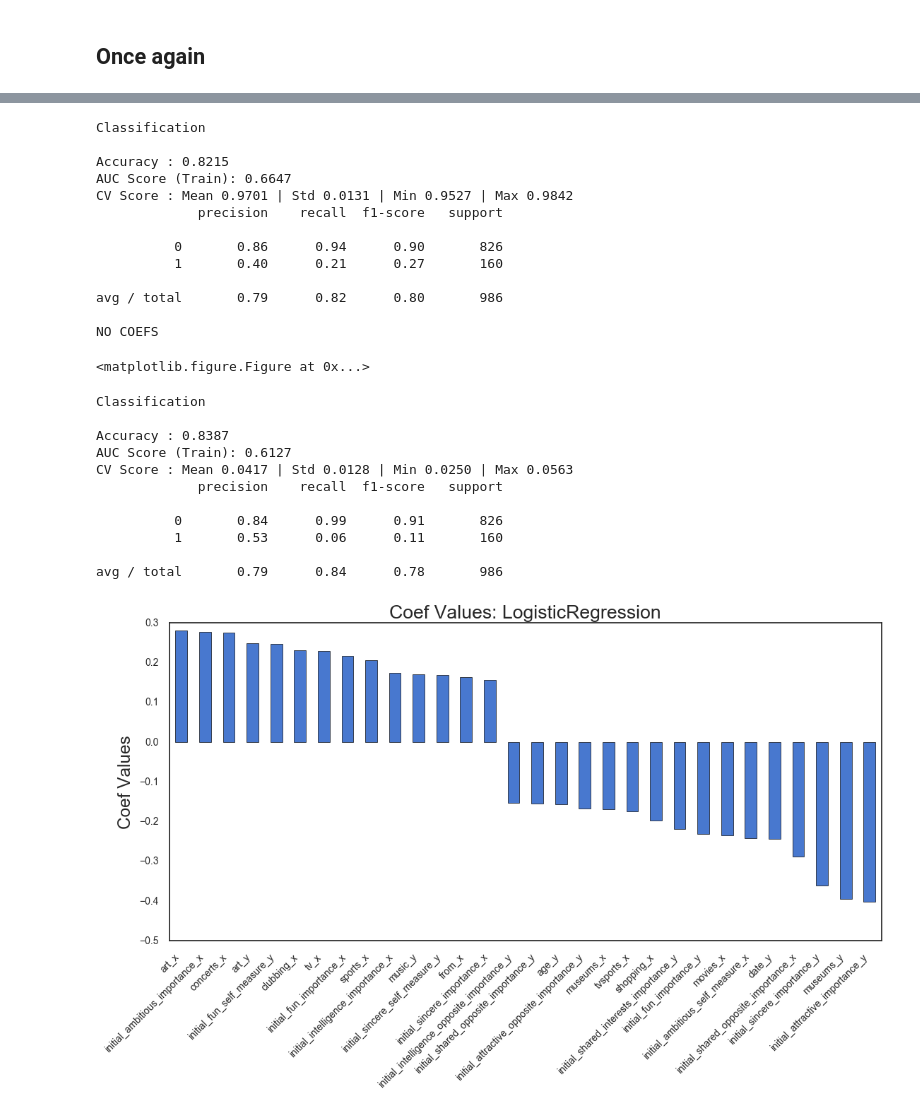
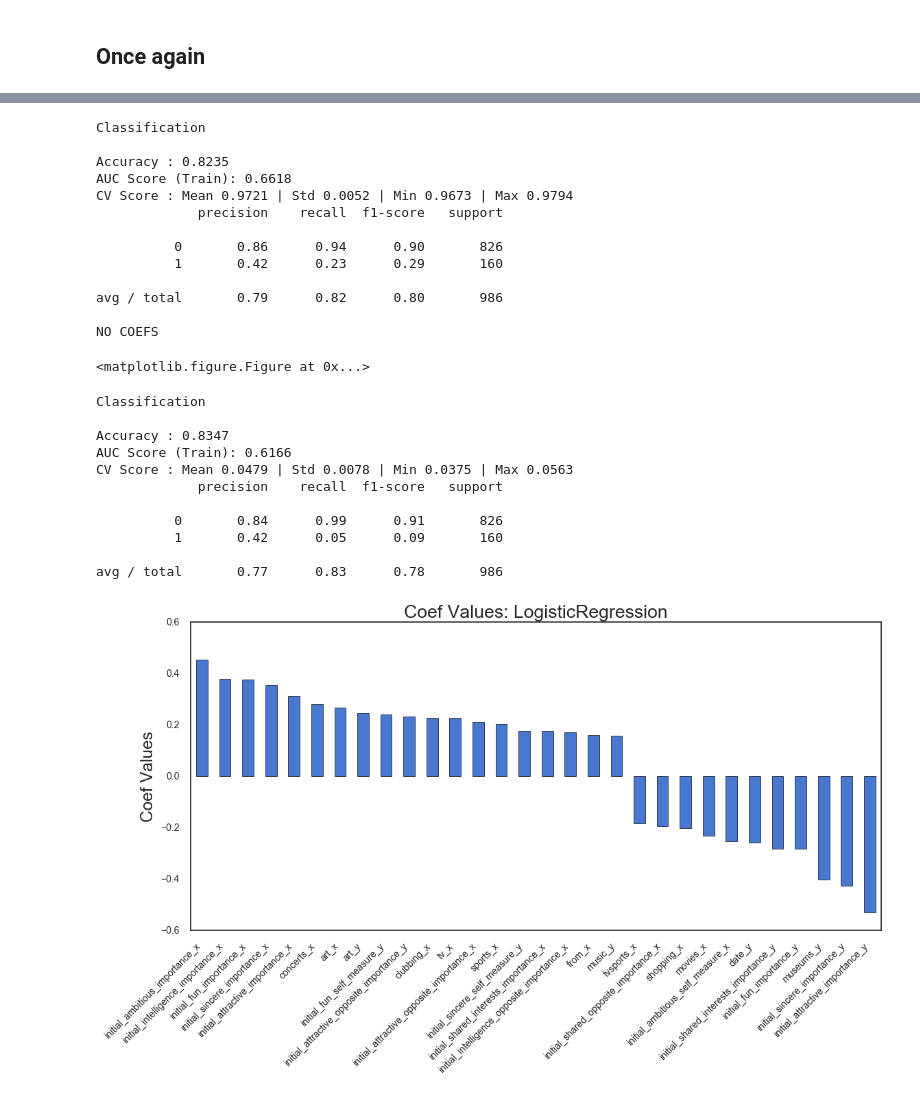
Before and after one commit to sethkaufee/Dating-Data, a Jupyter notebook: Speed Dating/match_prediction.ipynb, the cells around one changed output, grey strips where cells are left out. Saved outputs shown, nothing was run; the diff lists cells and outputs as text; code cells hidden in the pictures.

```diff
--- a/Speed Dating/match_prediction.ipynb
+++ b/Speed Dating/match_prediction.ipynb
@@ -66,7 +72,7 @@ frame[text_columns] = frame[text_columns].apply(lambda x: x.astype('category'))
 categorical_columns = frame.dtypes[frame.dtypes=='category'].index
 categorical_features = frame[categorical_columns]
 for col in categorical_columns:
-    categorical_features[col+'_code'] = categorical_features[col].cat.codes
+    categorical_features.loc[:,col+'_code'] = categorical_features.loc[:,col].cat.codes
 categorical_features.head()
 # %% [output]
 |  | field | field_cd | undergra | from | career | field_code | field_cd_code | undergra_code | from_code | ... |
@@ -104,12 +112,13 @@ attributes_frame.shape,attributes_frame.match.sum()
 # %% [output]
 ((8378, 70), 1380)
 # %%
-attributes_frame.dropna(axis=1,thresh=8200,inplace=True)
-attributes_frame.dropna(subset=['pid'],inplace=True)
+updated_attributes_frame = attributes_frame.dropna(axis=1,thresh=8200)
 
-for col in attributes_frame.columns:
-    if hasattr(attributes_frame[col],'cat'):
-        attributes_frame[col] = attributes_frame[col].cat.codes
-attributes_frame = attributes_frame.replace(-1,np.nan)
-attributes_frame.dropna(thresh=45,inplace=True)
+updated_attributes_frame.dropna(subset=['pid'],inplace=True)
+for col in updated_attributes_frame.columns:
+    if hasattr(updated_attributes_frame[col],'cat'):
+        updated_attributes_frame[col] = updated_attributes_frame[col].cat.codes
+
+updated_attributes_frame.replace(-1,np.nan,inplace=True)
+updated_attributes_frame.dropna(thresh=45,inplace=True)
 # %%
@@ -309,6 +239,6 @@ from sklearn.covariance import EllipticEnvelope
 # %%
-fmask_attributes = filled_attributes_frame.loc[frame.gender==0].drop('gender',axis=1)
-mmask_attributes =  filled_attributes_frame.loc[frame.gender==1].drop('gender',axis=1)
+fmask_attributes = updated_attributes_frame.loc[frame.gender==0].drop('gender',axis=1)
+mmask_attributes =  updated_attributes_frame.loc[frame.gender==1].drop('gender',axis=1)
 
 grouped_female_attributes = fmask_attributes.groupby(unique_date).first()
 grouped_male_attributes = mmask_attributes.groupby(unique_date).first()
@@ -424,7 +279,8 @@ lgr0 = LogisticRegression(C= 10, max_iter= 80, penalty= 'l1')
 
 svc0 = SVC(C= 14.37, gamma = 1/140,probability=True)
 # %%
-xtrain, xtest, ytrain, ytest = train_test_split(X, y,  test_size=.25, stratify=y,random_state=888)
+xtrain, xtest, ytrain, ytest = split_impute_scale(X, y, scale_data=True, resample_data=False,
+                                                  impute_data=True,test_size=.25)
 
 gbc0.fit(xtrain, ytrain)
 lgr0.fit(xtrain, ytrain)
@@ -444,8 +300,8 @@ for name, model in models:
     print('\n')
 
 plt.show();
-fig.savefig('../Assets/bad_roc_plot.svg', format='svg', dpi=1200,bbox_inches='tight',
-                         transparent=True)
+#fig.savefig('../Assets/bad_roc_plot.svg', format='svg', dpi=1200,bbox_inches='tight',
+                         #transparent=True)
 # %% [output]
 ##################################################################
 ################### GradientBoostingClassifier ###################
@@ -557,40 +407,40 @@ avg / total       0.79      0.81      0.80       986
 NO COEFS
 <matplotlib.figure.Figure at 0x...>
 # %%
-fig = modelfit(svc1, dataset, predictors, ycolumn='match', title='SVC',
-               test_size=0.25, splits=3, scale_data=True, resamp=True)
+fig = modelfit(svc1,X, y, title='SVC',
+               test_size=0.25, splits=3, scale_data=True, resample_data=True)
 # %% [output]
 Classification
 
-Accuracy : 0.8215
-AUC Score (Train): 0.6647
-CV Score : Mean 0.9701 | Std 0.0131 | Min 0.9527 | Max 0.9842
+Accuracy : 0.8235
+AUC Score (Train): 0.6618
+CV Score : Mean 0.9721 | Std 0.0052 | Min 0.9673 | Max 0.9794
              precision    recall  f1-score   support
 
           0       0.86      0.94      0.90       826
-          1       0.40      0.21      0.27       160
+          1       0.42      0.23      0.29       160
 
 avg / total       0.79      0.82      0.80       986
 
 NO COEFS
 <matplotlib.figure.Figure at 0x...>
 # %%
-fig = modelfit(lgr0, dataset, predictors, ycolumn='match', title='LogisticRegression',
-               test_size=0.25, splits=3, scale_data=True, resamp=False)
+fig = modelfit(lgr0, X, y, title='LogisticRegression', impute_data=True,
+               test_size=0.25, splits=3, scale_data=True, resample_data=False)
 
-fig.savefig('../Assets/lgr_no_resample.svg', format='svg', dpi=1200,bbox_inches='tight',
-                         transparent=True)
+#fig.savefig('../Assets/lgr_no_resample.svg', format='svg', dpi=1200,bbox_inches='tight',
+                         #transparent=True)
 # %% [output]
 Classification
 
-Accuracy : 0.8387
-AUC Score (Train): 0.6127
-CV Score : Mean 0.0417 | Std 0.0128 | Min 0.0250 | Max 0.0563
+Accuracy : 0.8347
+AUC Score (Train): 0.6166
+CV Score : Mean 0.0479 | Std 0.0078 | Min 0.0375 | Max 0.0563
              precision    recall  f1-score   support
 
           0       0.84      0.99      0.91       826
-          1       0.53      0.06      0.11       160
+          1       0.42      0.05      0.09       160
 
-avg / total       0.79      0.84      0.78       986
+avg / total       0.77      0.83      0.78       986
-[figure, old version]
+[figure, new version]
 # %%
```
Also changed, not shown: parts of 24 cells of this notebook, 7 other files.
